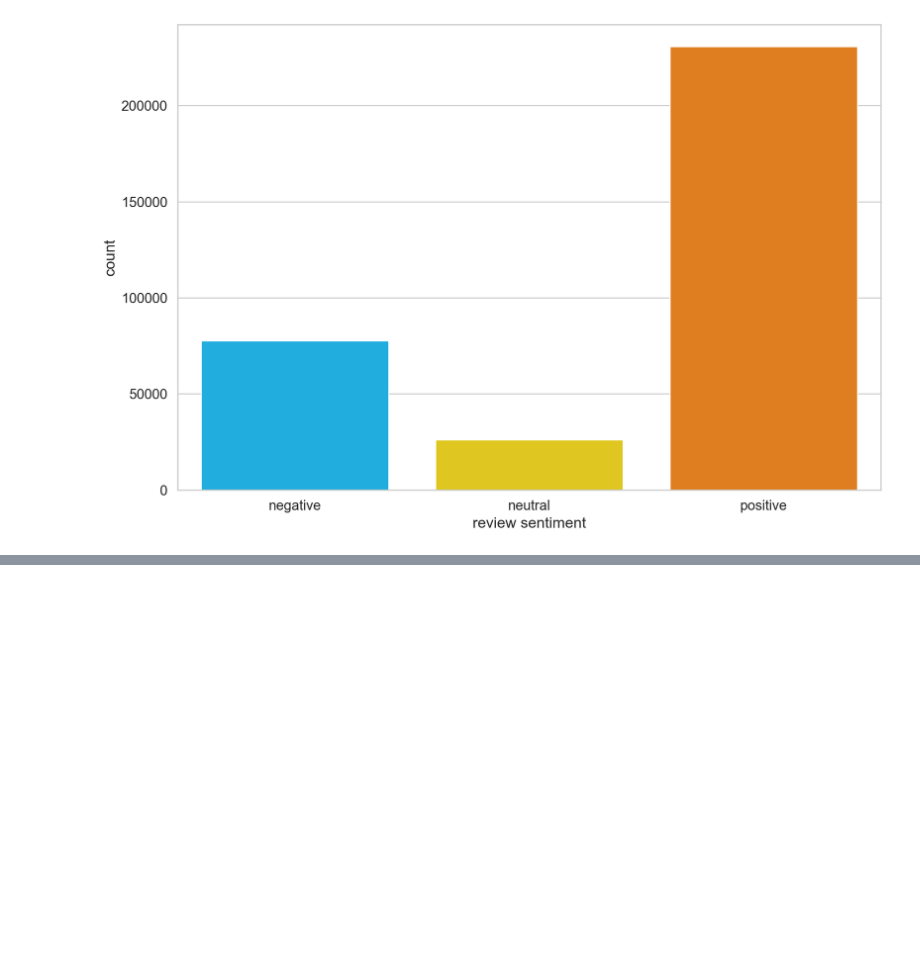
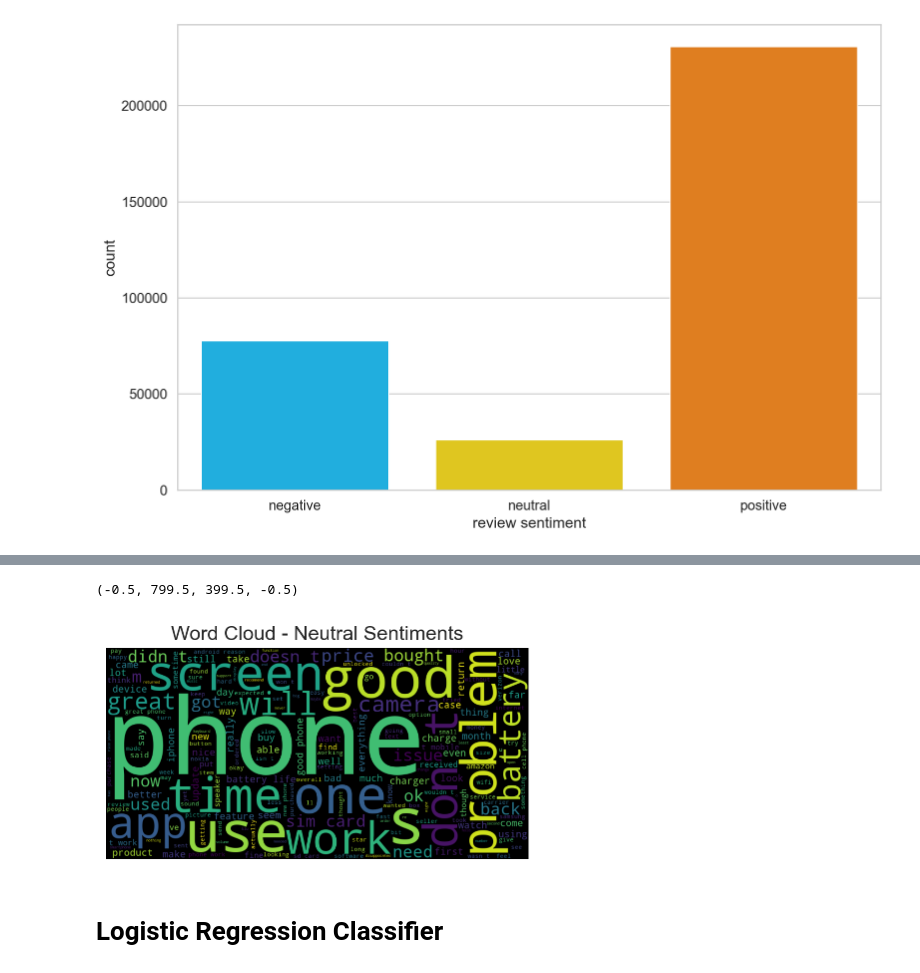
Before and after one commit to bhallimk/Capstone_Project_2024, a Jupyter notebook: Capstone_Project.ipynb, the cells around one changed output, grey strips where cells are left out. Cells and saved outputs as stored; diff of their text form; code cells hidden in the pictures; blank space fills up the shorter version.

```diff
--- a/Capstone_Project.ipynb
+++ b/Capstone_Project.ipynb
@@ -369,0 +419,12 @@ ax.set_xticklabels(class_names)
+# %%
+# Plot word clouds
+plt.figure(figsize=(12, 6))
+plt.subplot(1, 2, 1)
+plt.imshow(wordcloud_neutral, interpolation='bilinear')
+plt.title('Word Cloud - Neutral Sentiments')
+plt.axis('off')
+# %% [output]
+(-0.5, 799.5, 399.5, -0.5)
+[figure, added]
+# %% [markdown]
+# Logistic Regression Classifier
```
Also changed, not shown: parts of 32 cells of this notebook, 1 other file.
